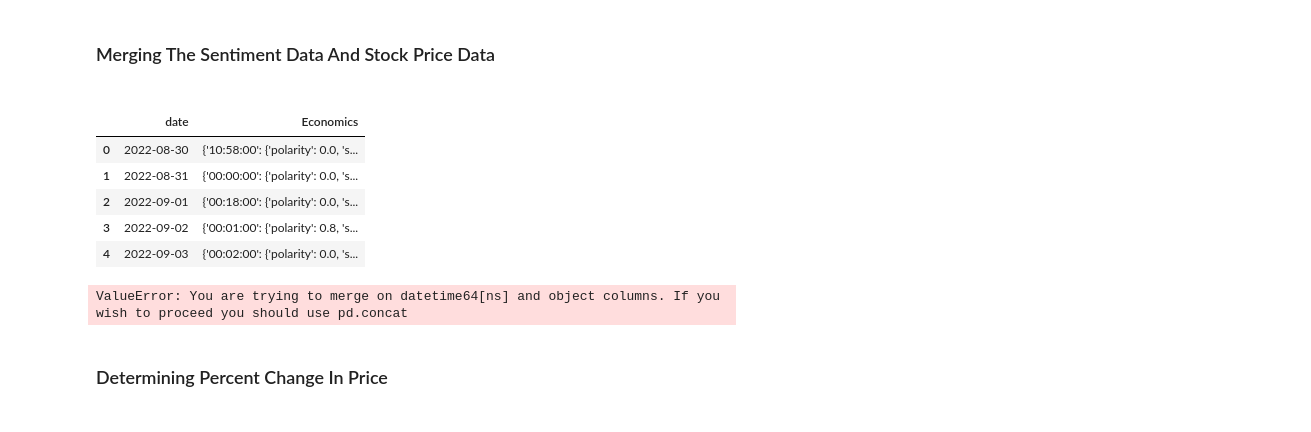
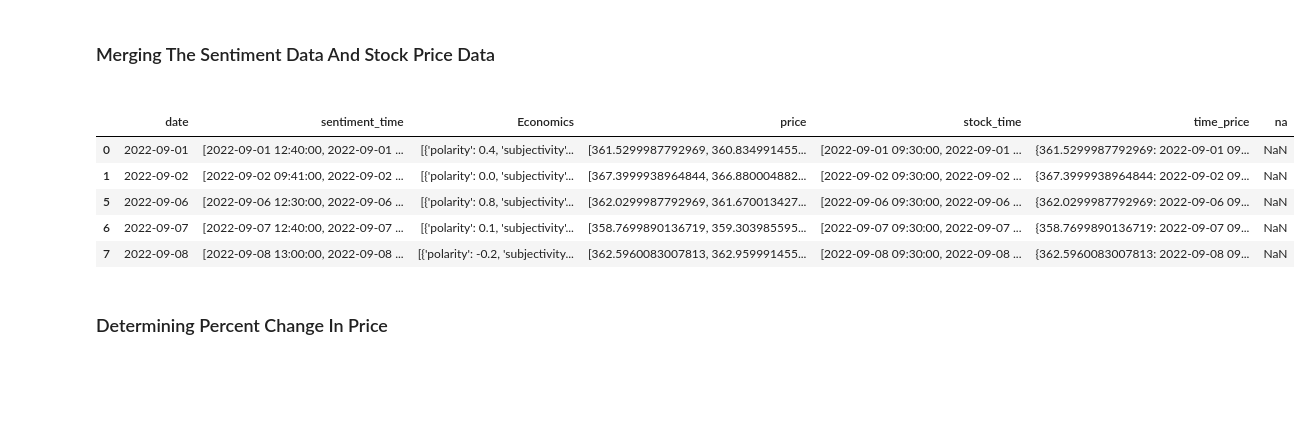
Before and after one commit to AndersonShroeder/Stock-Lstm, a Jupyter notebook: Short Run Prediction/analysis.ipynb, the cells around one changed output. Saved outputs shown, nothing was run; the diff lists cells and outputs as text; code cells hidden in the pictures; blank space fills up the shorter version.

```diff
--- a/Short Run Prediction/analysis.ipynb
+++ b/Short Run Prediction/analysis.ipynb
@@ -19,0 +23,9 @@ df2.head()
+# %%
+df1.reset_index(inplace=True)
+df1['index'] = pd.to_datetime(df1['index'])
+df1['date'] = df1['index'].dt.date
+df1['time'] = df1['index']
+df1 = df1.groupby('date').agg(list)
+df1.reset_index(inplace=True)
+df1 = df1[['date', 'time', 'Economics']]
+df1.head()
@@ -83,23 +67,19 @@ time
 # %% [markdown]
 <h3>Merging The Sentiment Data And Stock Price Data<h3>
-# %%
-df1.reset_index(inplace=True)
-df1.rename(columns={'index': 'date'}, inplace=True)
-df1.head()
-# %% [output]
-|  | date | Economics |
-| 0 | 2022-08-30 | {'10:58:00': {'polarity': 0.0, 's... |
-| 1 | 2022-08-31 | {'00:00:00': {'polarity': 0.0, 's... |
-| 2 | 2022-09-01 | {'00:18:00': {'polarity': 0.0, 's... |
-| 3 | 2022-09-02 | {'00:01:00': {'polarity': 0.8, 's... |
-| 4 | 2022-09-03 | {'00:02:00': {'polarity': 0.0, 's... |
 # %%
 df = pd.merge(df1, df2, how='outer', on='date')
 df['date'] =  pd.to_datetime(df['date'])
+df.rename(columns={'time_x': 'sentiment_time', 'time_y':'stock_time'}, inplace=True)
 df.dropna(inplace=True)
+df['na'] = np.nan
 df.head()
 # %% [output]
-ValueError: You are trying to merge on datetime64[ns] and object columns. If you wish to proceed you should use pd.concat
+|  | date | sentiment_time | Economics | price | stock_time | time_price | na |
+| 0 | 2022-09-01 | [2022-09-01 12:40:00, 2022-09-01 ... | [{'polarity': 0.4, 'subjectivity'... | [361.5299987792969, 360.834991455... | [2022-09-01 09:30:00, 2022-09-01 ... | {361.5299987792969: 2022-09-01 09... | NaN |
+| 1 | 2022-09-02 | [2022-09-02 09:41:00, 2022-09-02 ... | [{'polarity': 0.0, 'subjectivity'... | [367.3999938964844, 366.880004882... | [2022-09-02 09:30:00, 2022-09-02 ... | {367.3999938964844: 2022-09-02 09... | NaN |
+| 5 | 2022-09-06 | [2022-09-06 12:30:00, 2022-09-06 ... | [{'polarity': 0.8, 'subjectivity'... | [362.0299987792969, 361.670013427... | [2022-09-06 09:30:00, 2022-09-06 ... | {362.0299987792969: 2022-09-06 09... | NaN |
+| 6 | 2022-09-07 | [2022-09-07 12:40:00, 2022-09-07 ... | [{'polarity': 0.1, 'subjectivity'... | [358.7699890136719, 359.303985595... | [2022-09-07 09:30:00, 2022-09-07 ... | {358.7699890136719: 2022-09-07 09... | NaN |
+| 7 | 2022-09-08 | [2022-09-08 13:00:00, 2022-09-08 ... | [{'polarity': -0.2, 'subjectivity... | [362.5960083007813, 362.959991455... | [2022-09-08 09:30:00, 2022-09-08 ... | {362.5960083007813: 2022-09-08 09... | NaN |
 # %% [markdown]
 <h3>Determining Percent Change In Price<h3>
 # %%
```
Also changed, not shown: parts of 16 cells of this notebook, 2 other files.
